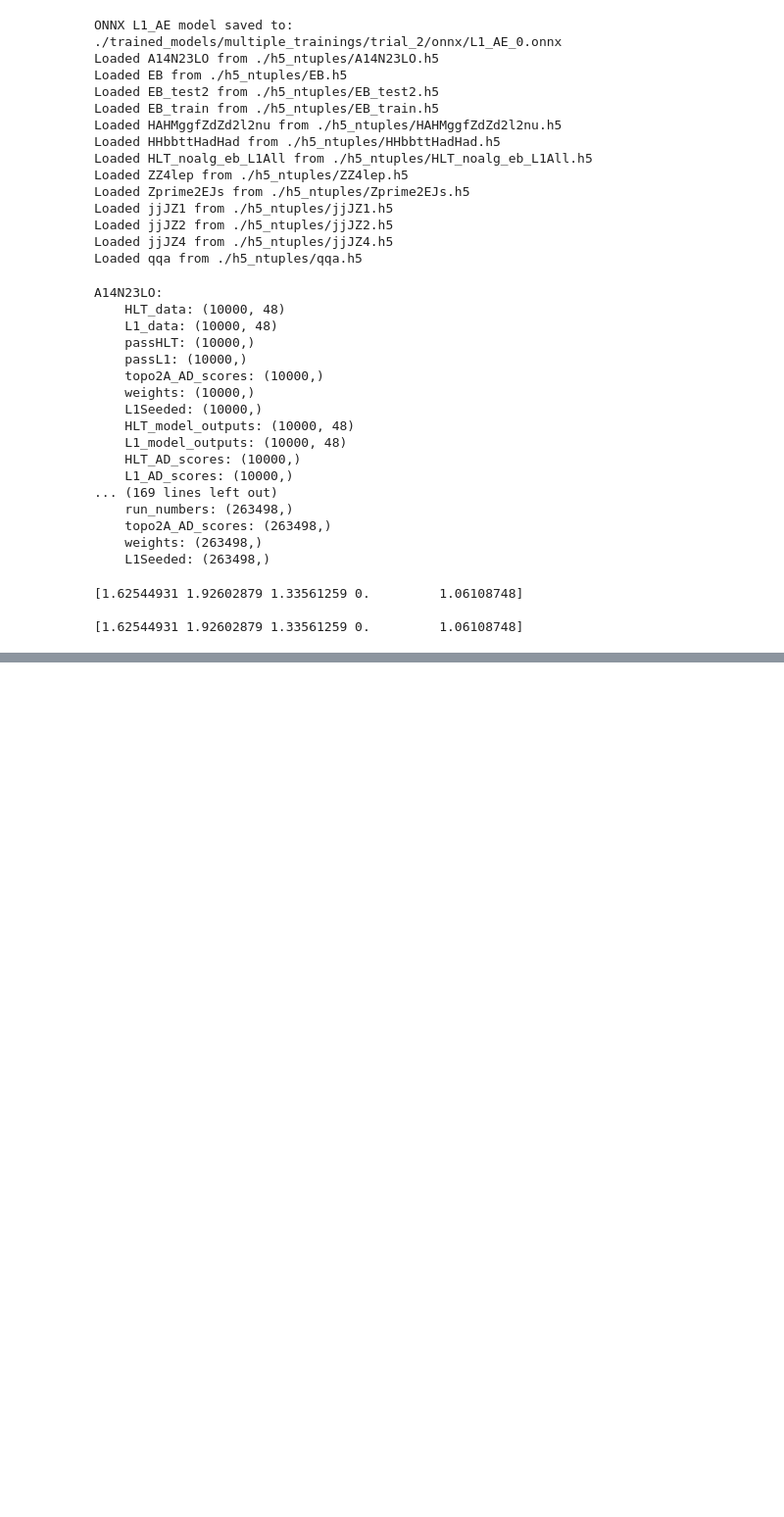
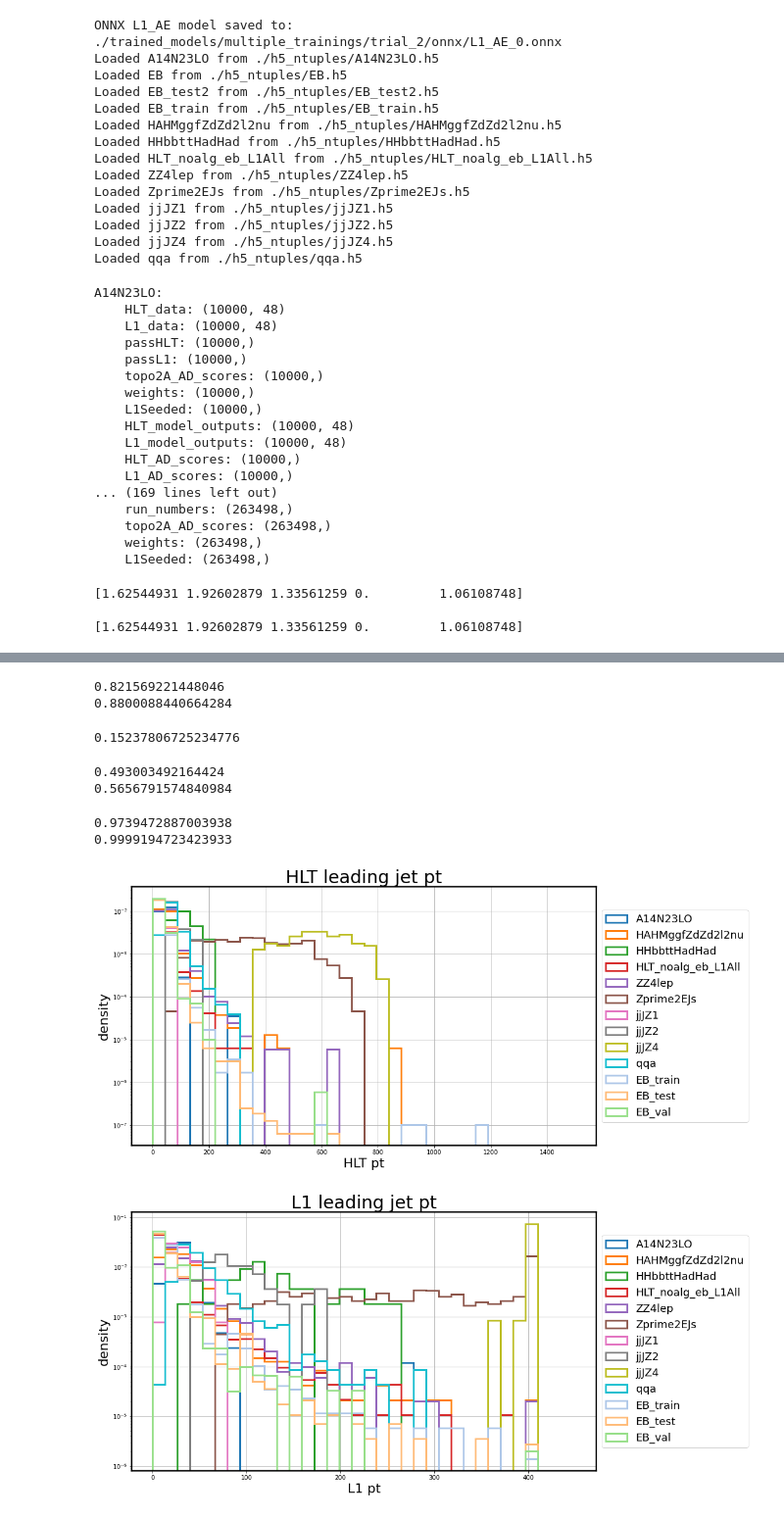
Before and after one commit to max-cohen54/AD_trigger_training, a Jupyter notebook: HLTAD/example_training.ipynb, the cells around one changed output, grey strips where cells are left out. Shown: that part at 98% size. Drawn from its saved outputs; the diff is of its cells as text; code cells hidden in the pictures; blank space fills up the shorter version.

```diff
--- a/HLTAD/example_training.ipynb
+++ b/HLTAD/example_training.ipynb
@@ -201,0 +399,10 @@ print(datasets['EB_test']['ONNX_HLT_AD_scores'][0:5])
+# %%
+data_info = {
+    "train_data_scheme": "topo2A_train",
+    "pt_normalization_type": "global_division",
+    "L1AD_rate": 1000,
+    "pt_thresholds": [-10, -10, -10, -10],
+    "comments": "new L1AD model"
+}
+
+datasets, data_info = ef.load_and_preprocess(**data_info)
@@ -201,0 +424,64 @@ print(datasets['EB_test']['ONNX_HLT_AD_scores'][0:5])
+# %%
+idxs = datasets['EB_test']['L1Seeded']
+events = datasets['EB_test']['raw_HLT_data'][idxs]
+leading_jet_pt = np.reshape(events, newshape=(-1, 16, 3))[:, 0, 0]
+weights = datasets['EB_test']['weights'][idxs]
+num_zeroed = np.sum((leading_jet_pt != 0) & (leading_jet_pt < 50)) / len(leading_jet_pt)
+num_zeroed_weighted = np.sum(((leading_jet_pt != 0) & (leading_jet_pt < 50)) * weights) / np.sum(weights)
+
+print(num_zeroed)
+print(num_zeroed_weighted)
+# %% [output]
+0.821569221448046
+0.8800088440664284
+# %%
+print(np.sum(leading_jet_pt > 50) / len(leading_jet_pt))
+# %% [output]
+0.15237806725234776
+# %%
+events = datasets['EB_test']['raw_HLT_data']
+leading_jet_pt = np.reshape(events, newshape=(-1, 16, 3))[:, 0, 0]
+weights = datasets['EB_test']['weights']
+num_zeroed = np.sum((leading_jet_pt != 0) & (leading_jet_pt < 50)) / len(leading_jet_pt)
+num_zeroed_weighted = np.sum(((leading_jet_pt != 0) & (leading_jet_pt < 50)) * weights) / np.sum(weights)
+
+print(num_zeroed)
+print(num_zeroed_weighted)
+# %% [output]
+0.493003492164424
+0.5656791574840984
+# %%
+idxs = datasets['EB_test']['L1Seeded']
+events = datasets['EB_test']['raw_HLT_data'][idxs]
+leading_jet_pt = np.reshape(events, newshape=(-1, 16, 3))[:, 0, 0]
+weights = datasets['EB_test']['weights'][idxs]
+num_zeroed = np.sum((leading_jet_pt != 0)) / len(leading_jet_pt)
+num_zeroed_weighted = np.sum(((leading_jet_pt != 0)) * weights) / np.sum(weights)
+
+print(num_zeroed)
+print(num_zeroed_weighted)
+# %% [output]
+0.9739472887003938
+0.9999194723423933
+# %%
+bins = {'HLT': np.linspace(0, 1500, 35),
+        'L1': np.linspace(0, 450, 35)}
+for data_type in ['HLT', 'L1']:
+    plt.rcParams['axes.linewidth'] = 2.4
+    plt.figure(figsize=(14, 8))
+    for tag, data_dict in datasets.items():
+        idxs = data_dict['L1Seeded']
+        data = np.reshape(data_dict[f'raw_{data_type}_data'], newshape=(-1, 16, 3))[idxs, 0, 0]
+        weights = datasets[tag]['weights'][idxs]
+        plt.hist(data, bins=bins[data_type], label=tag, histtype='step', density=True, fill=False, linewidth=3, weights=weights)
+
+    plt.yscale('log')
+    plt.xlabel(f'{data_type} pt', fontsize=22)
+    plt.ylabel('density', fontsize=22)
+    plt.title(f'{data_type} leading jet pt', fontsize=30)
+    plt.grid()
+    plt.legend(fontsize=18, bbox_to_anchor=(1, 0.5), loc='center left')
+    plt.show()
+# %% [output]
+[figure, added]
+[figure, added]
```
Also changed, not shown: parts of 13 cells of this notebook, 3 other files.
